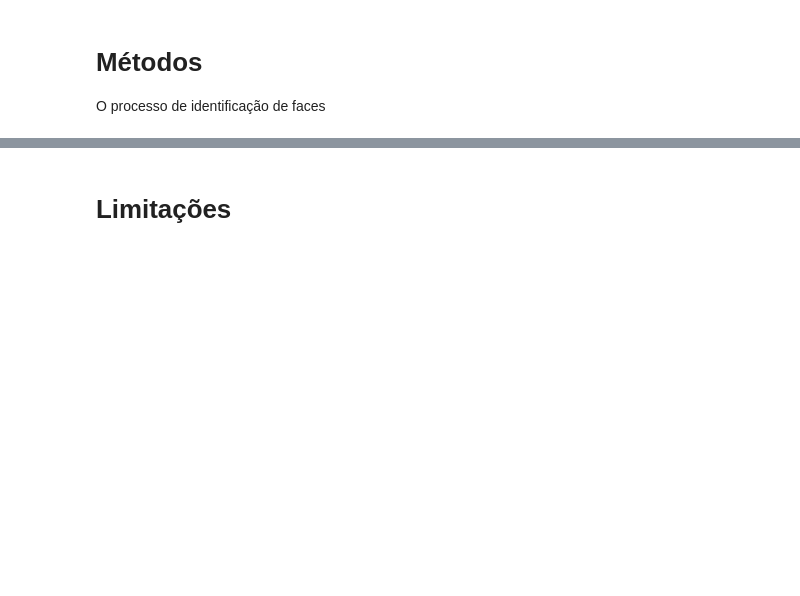
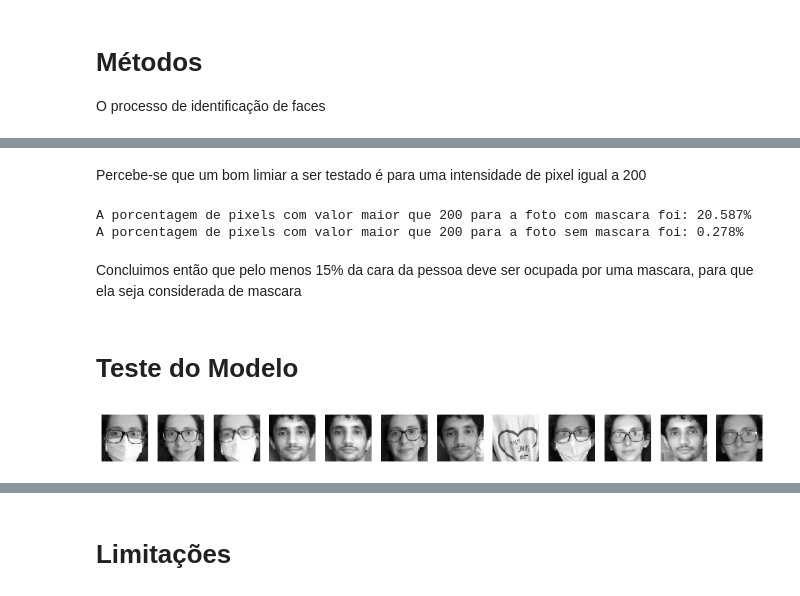
Before and after one commit to lubp1/mask_identifier, a Jupyter notebook: relatorio/main.ipynb, the cells around one changed output, grey strips where cells are left out. Drawn from its saved outputs; the diff is of its cells as text; code cells hidden in the pictures; blank space fills up the shorter version.

```diff
--- a/relatorio/main.ipynb
+++ b/relatorio/main.ipynb
@@ -48,0 +82,7 @@ cv2.waitKey(0)
+# %%
+fig_path = '../photos/' + str(6) + '.png';
+image = cv2.imread(fig_path)
+for (x, y, w, h) in faces[5]:
+    cv2.rectangle(image, (x, y), (x+w, y+h), (0, 255, 0), 2)
+cv2.imshow("Faces found", image)
+cv2.waitKey(0)
@@ -48,0 +137,29 @@ cv2.waitKey(0)
+# %% [markdown]
+Percebe-se que um bom limiar a ser testado é para uma intensidade de pixel igual a 200
+# %%
+mascara = np.count_nonzero(com_mascara > 200)*100/com_mascara.size
+semmascara = np.count_nonzero(sem_mascara > 200)*100/sem_mascara.size
+
+print(f'A porcentagem de pixels com valor maior que 200 para a foto com mascara foi: {mascara:.3f}%')
+print(f'A porcentagem de pixels com valor maior que 200 para a foto sem mascara foi: {semmascara:.3f}%')
+# %% [output]
+A porcentagem de pixels com valor maior que 200 para a foto com mascara foi: 20.587%
+A porcentagem de pixels com valor maior que 200 para a foto sem mascara foi: 0.278%
+# %% [markdown]
+Concluimos então que pelo menos 15% da cara da pessoa deve ser ocupada por uma mascara, para que ela seja considerada de mascara
+# %% [markdown]
+# Teste do Modelo
+# %%
+caras =[]
+for i in range(NUM_IM):
+    for (x, y, w, h) in faces[i]:
+        caras.append(gray[i][y:y+h, x:x+w])
+# %%
+plt.subplots(1, 12, figsize = (15,6))
+
+for i in range(len(caras)):
+    plt.subplot(1, 12, 1+i)
+    plt.axis('off')
+    plt.imshow(caras[i], cmap = 'gray')
+# %% [output]
+[figure, added]
```
Also changed, not shown: parts of 11 cells of this notebook, 1 other file.
